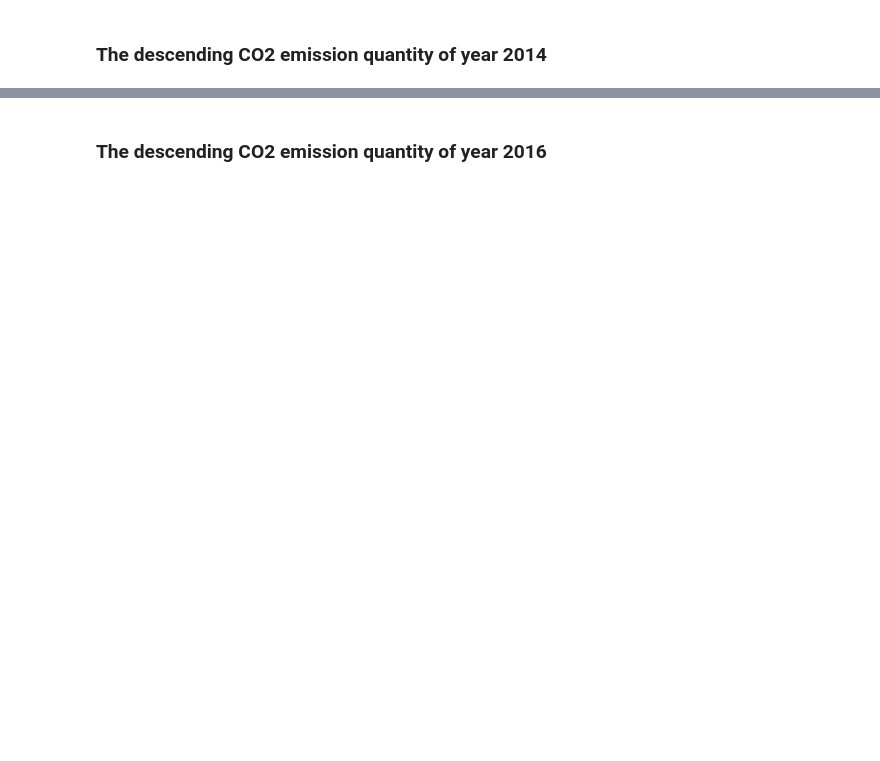
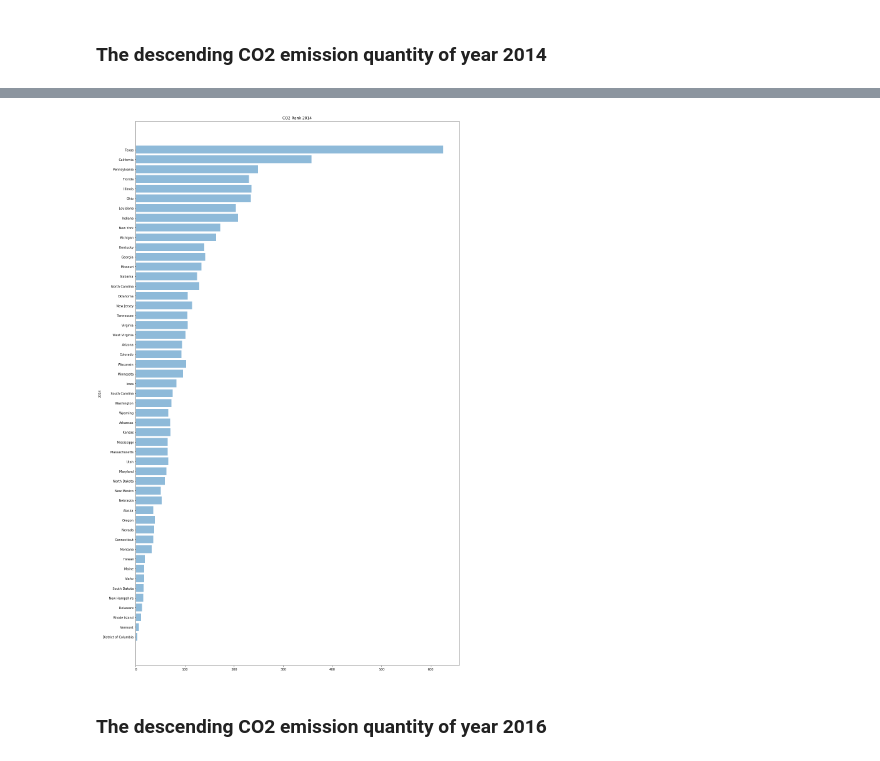
Before and after one commit to sichan502/COGS108_FinalProject, a Jupyter notebook: Jing_Data.ipynb, the cells around one changed output, grey strips where cells are left out. Saved outputs shown, nothing was run; the diff lists cells and outputs as text; code cells hidden in the pictures; blank space fills up the shorter version.

```diff
--- a/Jing_Data.ipynb
+++ b/Jing_Data.ipynb
@@ -116,18 +402,20 @@ df_CO2_state_14sorted[['State', 2014]].tail(10)
 # %%
 fig_size = plt.rcParams["figure.figsize"]
 
 fig_size[0] = 12
 fig_size[1] = 10
 plt.rcParams["figure.figsize"] = fig_size
 y_pos = np.arange(len(df_CO2_state_12sorted['State']))
 
-plt.barh(y_pos, df_CO2_state_12sorted[2012], align='center', alpha=0.5)
+plt.barh(y_pos, df_CO2_state_12sorted[2014], align='center', alpha=0.5)
 plt.yticks(y_pos, df_CO2_state_12sorted['State'])
-plt.ylabel(2012)
-plt.title('CO2 Rank 2012')
+plt.ylabel(2014)
+plt.title('CO2 Rank 2014')
 fig = plt.gcf()
 fig.set_size_inches(18.5, 32)
 plt.show()
+# %% [output]
+[figure, added]
 # %% [markdown]
 ### The descending CO2 emission quantity of year 2016
 # %%
```
Also changed, not shown: parts of 92 cells of this notebook.
